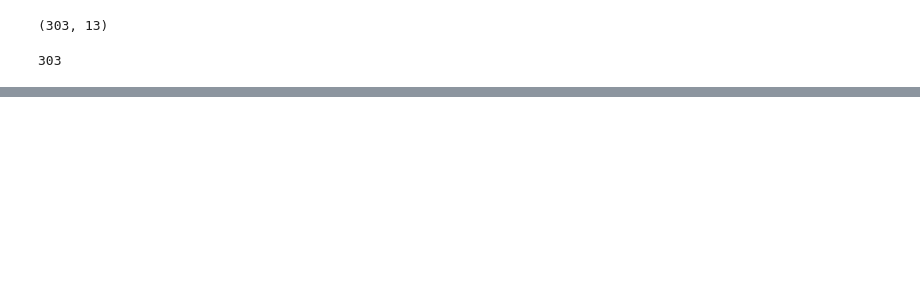
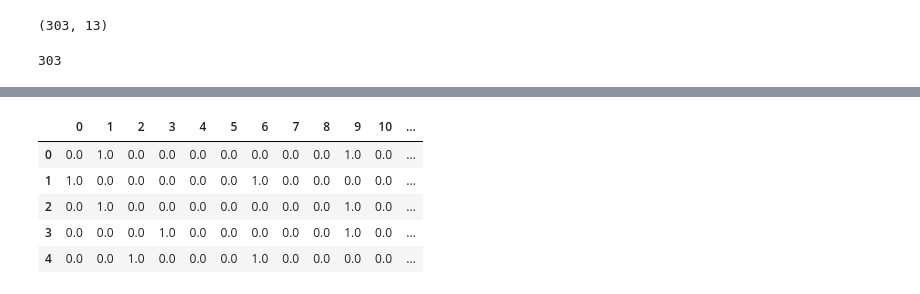
Before and after one commit to sreeragdas/A.I.-Machine-Learning-Data-Science-Bootcamp, a Jupyter notebook: Scikit-Learn(SK-Learn).ipynb, the cells around one changed output, grey strips where cells are left out. Saved outputs shown, nothing was run; the diff lists cells and outputs as text; code cells hidden in the pictures; blank space fills up the shorter version.

```diff
--- a/Scikit-Learn(SK-Learn).ipynb
+++ b/Scikit-Learn(SK-Learn).ipynb
@@ -298,0 +332,4 @@ len(heart_disease)
+# %%
+#slipt into x/y
+X=car_sales.drop('Price',axis=1)
+y=car_sales['Price']
@@ -298,0 +400,9 @@ len(heart_disease)
+# %%
+#Turn the categories into numbers
+from sklearn.preprocessing import OneHotEncoder
+from sklearn.compose import ColumnTransformer
+categorical_feature=['Make','Colour','Doors']
+one_hot =OneHotEncoder(sparse_output=False)
+transformer=ColumnTransformer([("one_hot",one_hot,categorical_feature )], remainder="passthrough")
+tranformed_X=transformer.fit_transform(X)
+tranformed_X
@@ -298,0 +423,9 @@ len(heart_disease)
+# %%
+pd.DataFrame(tranformed_X).head()
+# %% [output]
+|  | 0 | 1 | 2 | 3 | 4 | 5 | 6 | 7 | 8 | 9 | 10 | ... |
+| 0 | 0.0 | 1.0 | 0.0 | 0.0 | 0.0 | 0.0 | 0.0 | 0.0 | 0.0 | 1.0 | 0.0 | ... |
+| 1 | 1.0 | 0.0 | 0.0 | 0.0 | 0.0 | 0.0 | 1.0 | 0.0 | 0.0 | 0.0 | 0.0 | ... |
+| 2 | 0.0 | 1.0 | 0.0 | 0.0 | 0.0 | 0.0 | 0.0 | 0.0 | 0.0 | 1.0 | 0.0 | ... |
+| 3 | 0.0 | 0.0 | 0.0 | 1.0 | 0.0 | 0.0 | 0.0 | 0.0 | 0.0 | 1.0 | 0.0 | ... |
+| 4 | 0.0 | 0.0 | 1.0 | 0.0 | 0.0 | 0.0 | 1.0 | 0.0 | 0.0 | 0.0 | 0.0 | ... |
```
Also changed, not shown: parts of 15 cells of this notebook, 1 other file.
